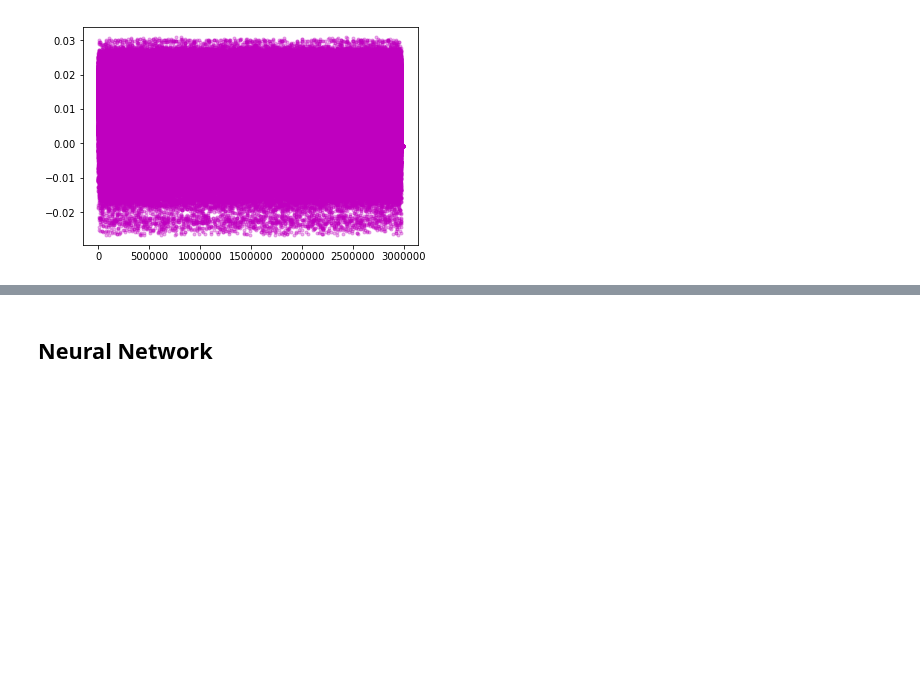
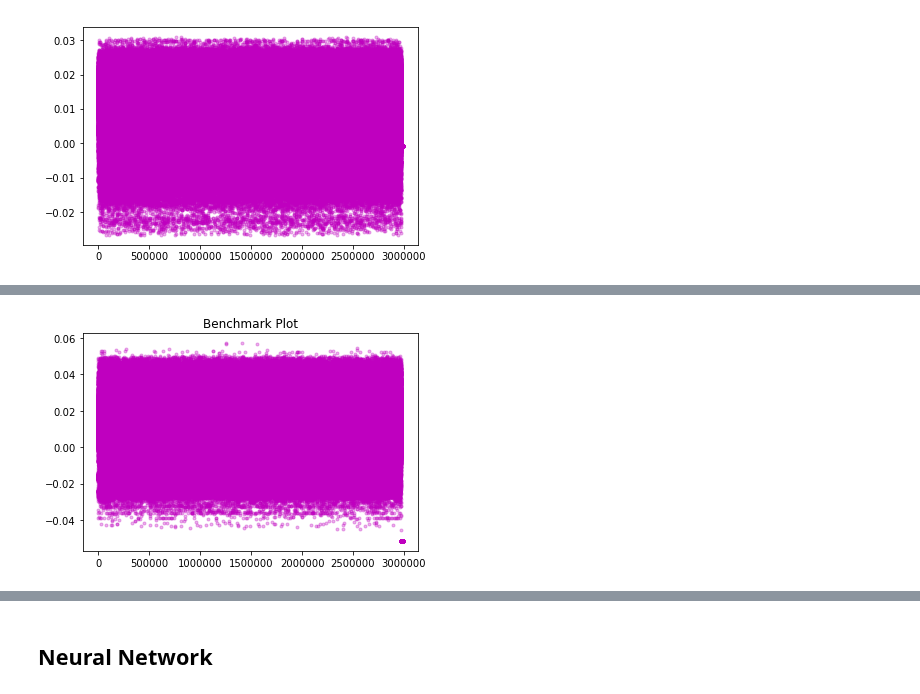
Before and after one commit to RedLiN5/ZillowPrice, a Jupyter notebook: Modeling.ipynb, the cells around one changed output, grey strips where cells are left out. Cells and saved outputs as stored; diff of their text form; code cells hidden in the pictures; blank space fills up the shorter version.

Commit message:
Compare trends of results

```diff
--- a/Modeling.ipynb
+++ b/Modeling.ipynb
@@ -17,3 +19,12 @@ from sklearn.metrics import make_scorer
+# %%
+def benchmark_plot():
+    result_benchmark = pd.read_csv('results/result_0.0646523.csv')['201610']
+    plt.close()
+    plt.plot(range(len(result_benchmark)),
+             result_benchmark,
+             '.', color='m', alpha=0.3)
+    plt.title('Benchmark Plot')
+    plt.show()
 # %% [markdown]
 scorer_mae = make_scorer(mean_absolute_error, greater_is_better=False)
 def hyperopt_train_test(params):
@@ -254,3 +258,7 @@ plt.show()
+# %%
+benchmark_plot()
+# %% [output]
+[figure, added]
 # %%
 p_test.mean()
 # %% [output]
```
Also changed, not shown: parts of 5 cells of this notebook.
